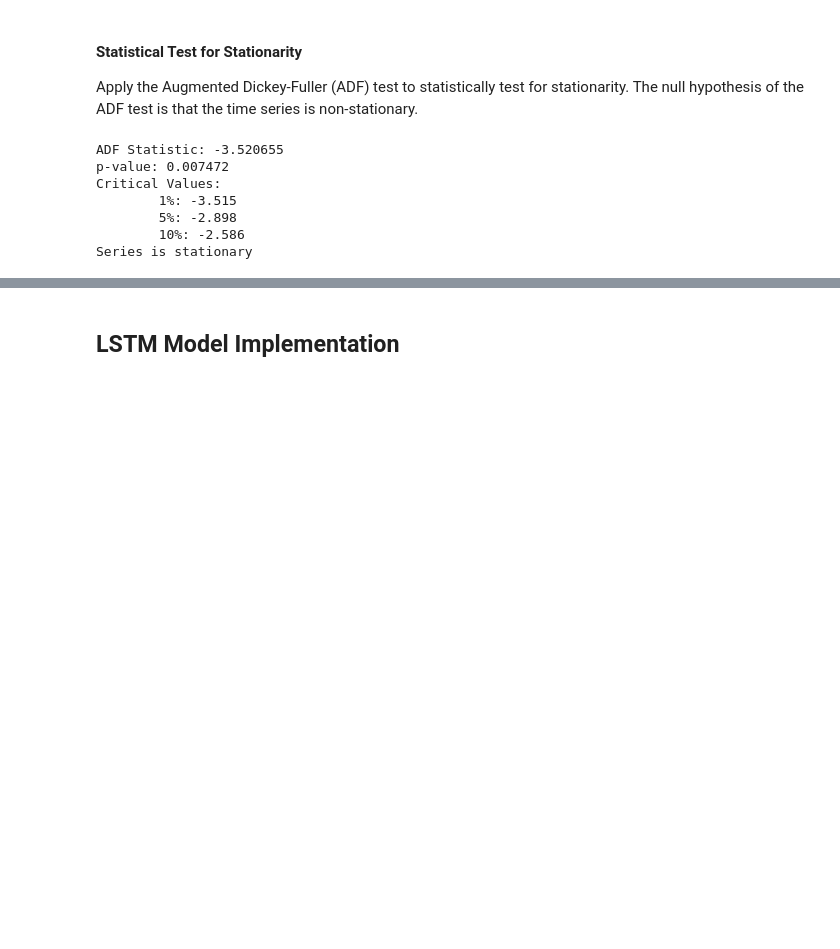
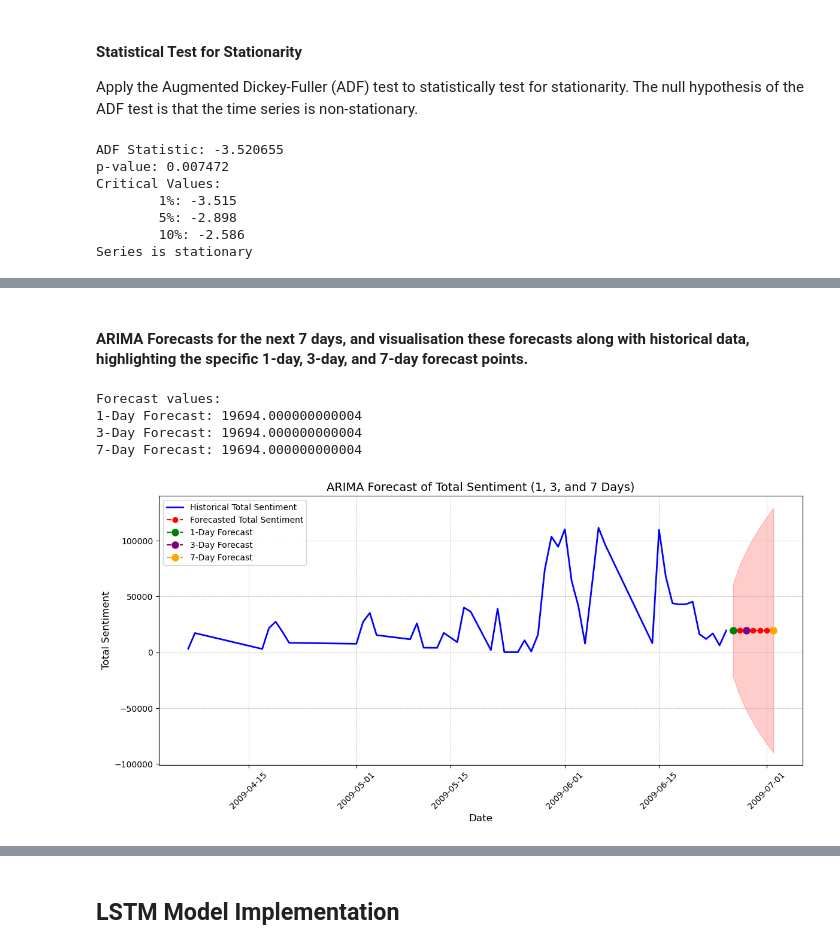
Before and after one commit to rosilenedasilva/twitter_sentiment_analysis_time_series_pyspark_mysql_ipynb, a Jupyter notebook: Integrated_CA2MScDA_ BD_ADA_V2.ipynb, the cells around one changed output, grey strips where cells are left out. Drawn from its saved outputs; the diff is of its cells as text; code cells hidden in the pictures; blank space fills up the shorter version.

```diff
--- a/Integrated_CA2MScDA_ BD_ADA_V2.ipynb
+++ b/Integrated_CA2MScDA_ BD_ADA_V2.ipynb
@@ -1915,0 +1937,57 @@ First, install and import the libraries.
+# %% [markdown]
+#### ARIMA Forecasts for the next 7 days, and visualisation these forecasts along with historical data, highlighting the specific 1-day, 3-day, and 7-day forecast points.
+# %%
+import pandas as pd
+import numpy as np
+from statsmodels.tsa.arima.model import ARIMA
+import matplotlib.pyplot as plt
+
+data = sentiment_day['total']
+
+# Fit the ARIMA model
+model = ARIMA(data, order=(0,1,0))  # Simple differencing
+fitted_model = model.fit()
+
+# Forecast the next 7 days
+forecast_result = fitted_model.get_forecast(steps=7)
+forecast_mean = forecast_result.predicted_mean
+forecast_dates = pd.date_range(start=data.index[-1], periods=8, freq='D')[1:]  # Create future dates
+forecast_conf_int = forecast_result.conf_int()
+
+# Printing forecast values for 1, 3, and 7 days
+print("Forecast values:")
+print(f"1-Day Forecast: {forecast_mean.iloc[0]}")
+print(f"3-Day Forecast: {forecast_mean.iloc[2]}")
+print(f"7-Day Forecast: {forecast_mean.iloc[6]}")
+
+# Plotting enhanced for clarity following Tufte's principles
+plt.figure(figsize=(12, 6))
+plt.plot(data.index, data, label='Historical Total Sentiment', color='blue', linewidth=2)
+
+# Add forecast to the plot
+plt.plot(forecast_dates, forecast_mean, 'ro--', label='Forecasted Total Sentiment')
+plt.fill_between(forecast_dates, forecast_conf_int.iloc[:, 0], forecast_conf_int.iloc[:, 1], color='red', alpha=0.2)
+
+# Highlight specific forecast days with larger markers
+marker_style = dict(linestyle='--', linewidth=1.5, marker='o', markersize=8)
+plt.plot(forecast_dates[0], forecast_mean.iloc[0], color='green', **marker_style, label='1-Day Forecast')
+plt.plot(forecast_dates[2], forecast_mean.iloc[2], color='purple', **marker_style, label='3-Day Forecast')
+plt.plot(forecast_dates[6], forecast_mean.iloc[6], color='orange', **marker_style, label='7-Day Forecast')
+
+# Customize the plot to enhance readability
+plt.title('ARIMA Forecast of Total Sentiment (1, 3, and 7 Days)', fontsize=14)
+plt.xlabel('Date', fontsize=12)
+plt.ylabel('Total Sentiment', fontsize=12)
+plt.legend()
+plt.grid(True, which='both', linestyle='--', linewidth=0.5)
+plt.xticks(rotation=45)
+plt.tight_layout()
+
+# Show the plot
+plt.show()
+# %% [output]
+Forecast values:
+1-Day Forecast: 19694.000000000004
+3-Day Forecast: 19694.000000000004
+7-Day Forecast: 19694.000000000004
+[figure, added]
```
Also changed, not shown: parts of 35 cells of this notebook.
